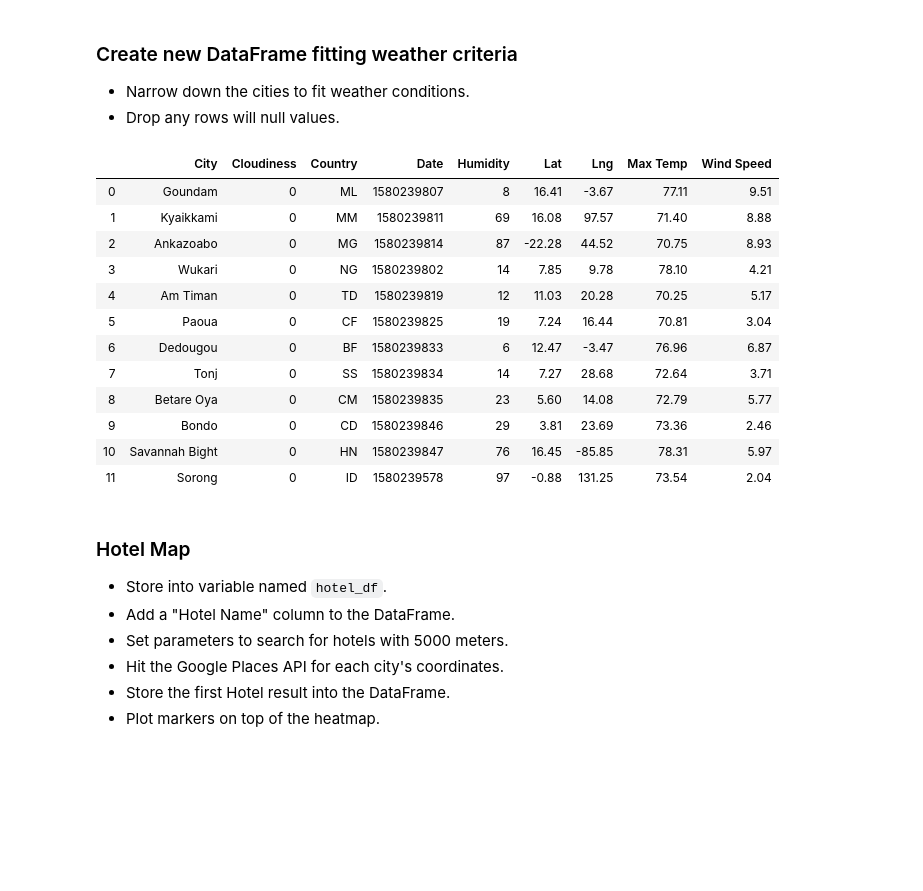
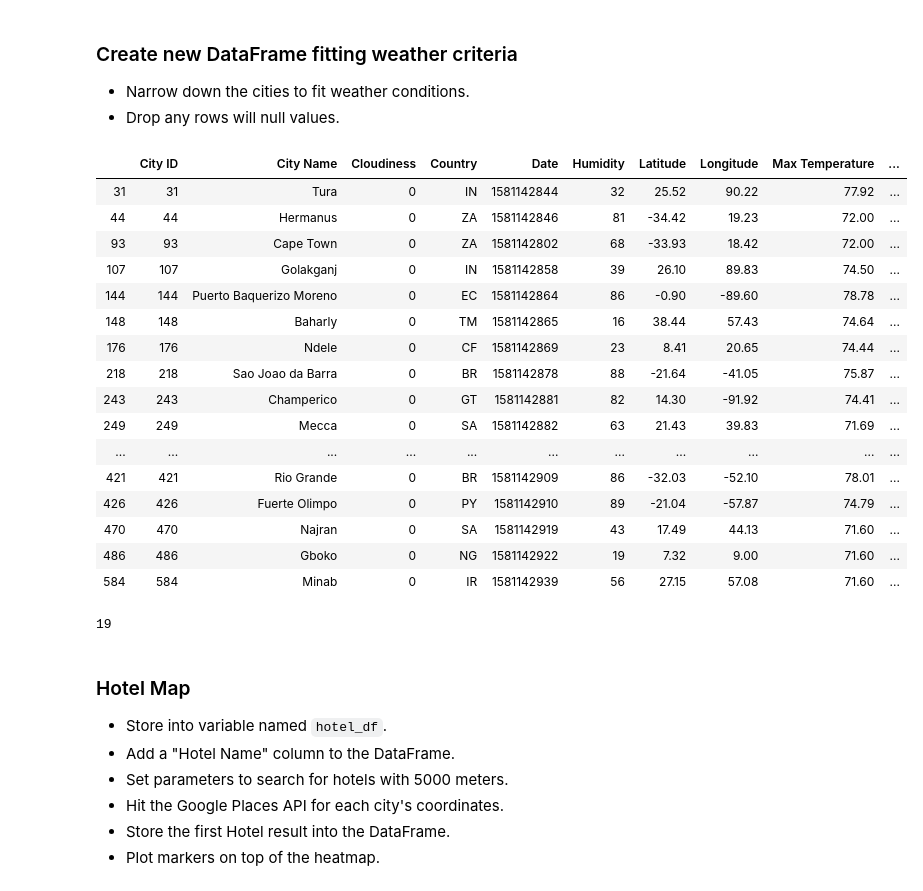
Before and after one commit to Victorime/Python-Api-Project, a Jupyter notebook: Instructions/starter_code/VacationPy.ipynb, the cells around one changed output. Saved outputs shown, nothing was run; the diff lists cells and outputs as text; code cells hidden in the pictures; blank space fills up the shorter version.

```diff
--- a/Instructions/starter_code/VacationPy.ipynb
+++ b/Instructions/starter_code/VacationPy.ipynb
@@ -66,32 +59,3 @@ figure
 ### Create new DataFrame fitting weather criteria
 * Narrow down the cities to fit weather conditions.
 * Drop any rows will null values.
-# %%
-
-#Create a new dataframe to allow for weather criterias. Maximium Temp lower than 80 but thigher than 70
-#wind speed less than 10 mph, zero cloudiness
-
-cond_df = city_data.copy()
-cond_df = cond_df[cond_df['Max Temp'] >=70]
-cond_df = cond_df[cond_df['Max Temp'] <=80]
-cond_df = cond_df[cond_df['Wind Speed'] <=10]
-cond_df = cond_df[cond_df['Cloudiness'] ==0]
-cond_df = cond_df.dropna()
-cond_df = cond_df.reset_index()
-
-cond_df_drop = cond_df.drop(['index', 'Unnamed: 0'], axis=1)
-cond_df_drop
-# %% [output]
-|  | City | Cloudiness | Country | Date | Humidity | Lat | Lng | Max Temp | Wind Speed |
-| 0 | Goundam | 0 | ML | 1580239807 | 8 | 16.41 | -3.67 | 77.11 | 9.51 |
-| 1 | Kyaikkami | 0 | MM | 1580239811 | 69 | 16.08 | 97.57 | 71.40 | 8.88 |
-| 2 | Ankazoabo | 0 | MG | 1580239814 | 87 | -22.28 | 44.52 | 70.75 | 8.93 |
-| 3 | Wukari | 0 | NG | 1580239802 | 14 | 7.85 | 9.78 | 78.10 | 4.21 |
-| 4 | Am Timan | 0 | TD | 1580239819 | 12 | 11.03 | 20.28 | 70.25 | 5.17 |
-| 5 | Paoua | 0 | CF | 1580239825 | 19 | 7.24 | 16.44 | 70.81 | 3.04 |
-| 6 | Dedougou | 0 | BF | 1580239833 | 6 | 12.47 | -3.47 | 76.96 | 6.87 |
-| 7 | Tonj | 0 | SS | 1580239834 | 14 | 7.27 | 28.68 | 72.64 | 3.71 |
-| 8 | Betare Oya | 0 | CM | 1580239835 | 23 | 5.60 | 14.08 | 72.79 | 5.77 |
-| 9 | Bondo | 0 | CD | 1580239846 | 29 | 3.81 | 23.69 | 73.36 | 2.46 |
-| 10 | Savannah Bight | 0 | HN | 1580239847 | 76 | 16.45 | -85.85 | 78.31 | 5.97 |
-| 11 | Sorong | 0 | ID | 1580239578 | 97 | -0.88 | 131.25 | 73.54 | 2.04 |
@@ -98,3 +64,50 @@ cond_df_drop
+# %%
+# Favourite place anf direction
+MyChoicePlaces=CityDataFresh.loc[(CityDataFresh["Cloudiness"] == 0) & (CityDataFresh["Wind Speed"] < 10) & ((CityDataFresh["Max Temperature"] >70 ) & (CityDataFresh["Max Temperature"] <= 80))]
+MyChoicePlaces
+# %% [output]
+|  | City ID | City Name | Cloudiness | Country | Date | Humidity | Latitude | Longitude | Max Temperature | ... |
+| 31 | 31 | Tura | 0 | IN | 1581142844 | 32 | 25.52 | 90.22 | 77.92 | ... |
+| 44 | 44 | Hermanus | 0 | ZA | 1581142846 | 81 | -34.42 | 19.23 | 72.00 | ... |
+| 93 | 93 | Cape Town | 0 | ZA | 1581142802 | 68 | -33.93 | 18.42 | 72.00 | ... |
+| 107 | 107 | Golakganj | 0 | IN | 1581142858 | 39 | 26.10 | 89.83 | 74.50 | ... |
+| 144 | 144 | Puerto Baquerizo Moreno | 0 | EC | 1581142864 | 86 | -0.90 | -89.60 | 78.78 | ... |
+| 148 | 148 | Baharly | 0 | TM | 1581142865 | 16 | 38.44 | 57.43 | 74.64 | ... |
+| 176 | 176 | Ndele | 0 | CF | 1581142869 | 23 | 8.41 | 20.65 | 74.44 | ... |
+| 218 | 218 | Sao Joao da Barra | 0 | BR | 1581142878 | 88 | -21.64 | -41.05 | 75.87 | ... |
+| 243 | 243 | Champerico | 0 | GT | 1581142881 | 82 | 14.30 | -91.92 | 74.41 | ... |
+| 249 | 249 | Mecca | 0 | SA | 1581142882 | 63 | 21.43 | 39.83 | 71.69 | ... |
+| ... | ... | ... | ... | ... | ... | ... | ... | ... | ... | ... |
+| 421 | 421 | Rio Grande | 0 | BR | 1581142909 | 86 | -32.03 | -52.10 | 78.01 | ... |
+| 426 | 426 | Fuerte Olimpo | 0 | PY | 1581142910 | 89 | -21.04 | -57.87 | 74.79 | ... |
+| 470 | 470 | Najran | 0 | SA | 1581142919 | 43 | 17.49 | 44.13 | 71.60 | ... |
+| 486 | 486 | Gboko | 0 | NG | 1581142922 | 19 | 7.32 | 9.00 | 71.60 | ... |
+| 584 | 584 | Minab | 0 | IR | 1581142939 | 56 | 27.15 | 57.08 | 71.60 | ... |
+# %%
+
+###### Step 2 ###### create Binning ###########
+WeatherSituation_Bin_Build=[CityDataFresh["Cloudiness"].describe()["min"],0.1,
+                            CityDataFresh["Cloudiness"].describe()["25%"],CityDataFresh["Cloudiness"].describe()
+                            ["50%"],CityDataFresh["Cloudiness"].describe()["75%"],CityDataFresh["Cloudiness"].describe()["max"]]
+WeatherSituation_Bin =["Favorable","Clear Sky","Mild Cloud","Mostly Cloudy","Totally Cloudy"]
+Temp_Bin_Build=[CityDataFresh["Max Temperature"].describe()["min"],70,80,
+                CityDataFresh["Max Temperature"].describe()["max"]]
+Temp_Bin=["Cold","Favorable","Hot"]
+Wind_Bin_Build=[CityDataFresh["Wind Speed"].describe()["min"],10,
+                CityDataFresh["Wind Speed"].describe()["max"]]
+Wind_Bin=["Favorable","Windy"]
+CityData_Favor = CityDataFresh
+CityData_Favor["Cloud Feel"] = pd.cut(CityData_Favor["Cloudiness"],
+                                      WeatherSituation_Bin_Build ,right=True,labels=WeatherSituation_Bin,include_lowest=True)
+CityData_Favor["Temp Feel"]= pd.cut(CityData_Favor["Max Temperature"],
+                                    Temp_Bin_Build ,right=True,labels=Temp_Bin,include_lowest=True)
+CityData_Favor["Wind Feel"]= pd.cut(CityData_Favor["Wind Speed"],
+                                    Wind_Bin_Build ,right=True,labels=Wind_Bin,include_lowest=True)
+CityData_Favor.sort_values(['Wind Speed'], ascending=[1])
+BestWeatherCities=CityData_Favor.loc[(CityData_Favor["Wind Feel"] == "Favorable") & (CityData_Favor["Temp Feel"] == "Favorable") & (CityData_Favor["Cloud Feel"] == "Favorable")]
+len(BestWeatherCities)
+# %% [output]
+19
 # %% [markdown]
 ### Hotel Map
 * Store into variable named `hotel_df`.
```
Also changed, not shown: parts of 18 cells of this notebook, 8 other files.
